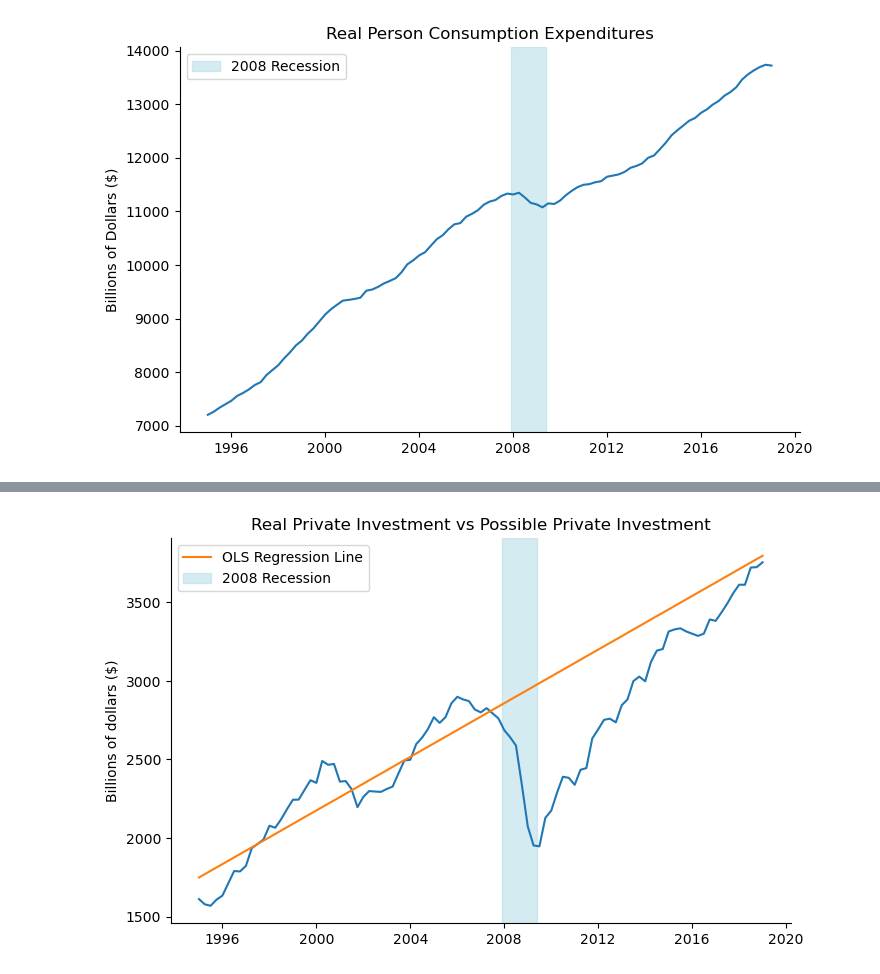
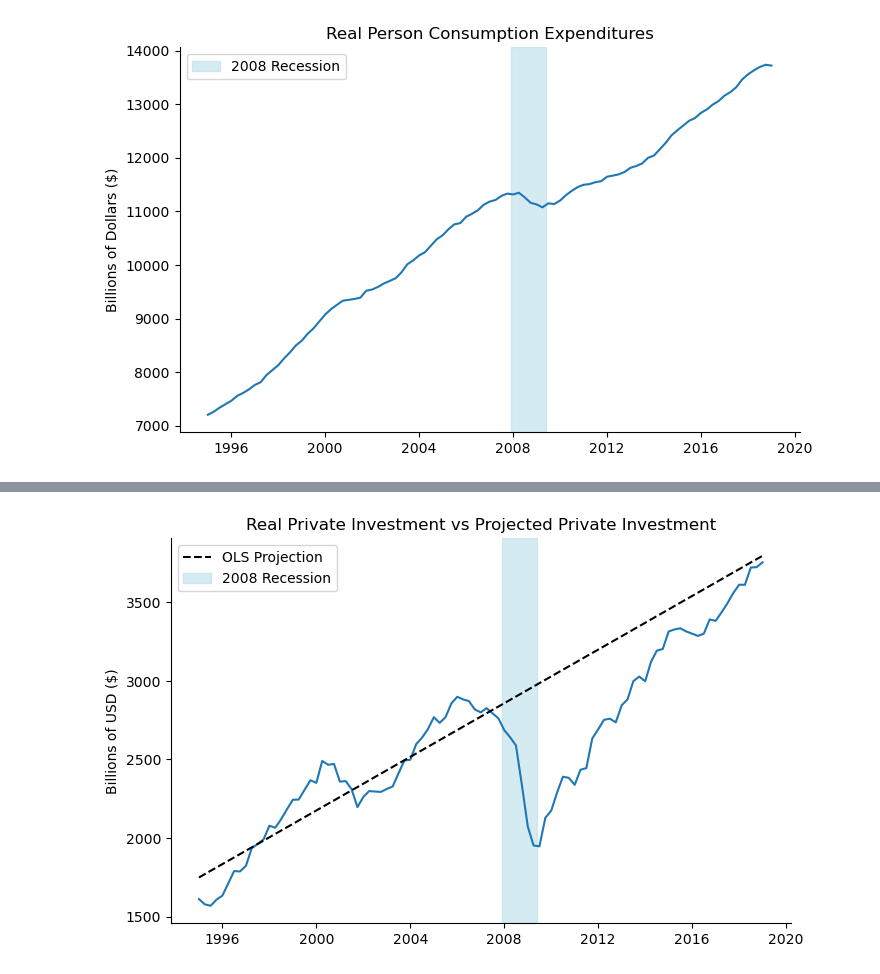
Before and after one commit to linssen2/econ570-project, a Jupyter notebook: output_gap.ipynb, the cells around one changed output, grey strips where cells are left out. Drawn from its saved outputs; the diff is of its cells as text; code cells hidden in the pictures.

```diff
--- a/output_gap.ipynb
+++ b/output_gap.ipynb
@@ -236,18 +236,19 @@ Notes:
 # %%
 fig, ax = plt.subplots(figsize=(8,5))
 
 reg_line = real_pi_model.params.iloc[0] + real_pi_model.params.iloc[1] * np.arange(len(data_q))
 
 ax.plot(data_q.index, data_q['real_pi'])
-ax.plot(data_q.index, reg_line, label = 'OLS Regression Line')
+ax.plot(data_q.index, reg_line, label = 'OLS Projection', color='black', ls='--')
 ax.axvspan('2007-12', '2009-06', color='lightblue', alpha=0.5, label='2008 Recession')
-ax.set_title('Real Private Investment vs Possible Private Investment')
-ax.set_ylabel('Billions of dollars ($)')
+ax.set_title('Real Private Investment vs Projected Private Investment')
+ax.set_ylabel('Billions of USD ($)')
 ax.legend()
 sns.despine()
+plt.savefig('real_v_proj_pi')
 plt.show()
 # %% [output]
-[figure, old version]
+[figure, new version]
 # %%
 pos_gdp = data_q['real_pce'] + data_q['real_gov_exp'] + data_q['real_net_ex'] + reg_line
 
```
Also changed, not shown: parts of 20 cells of this notebook.
